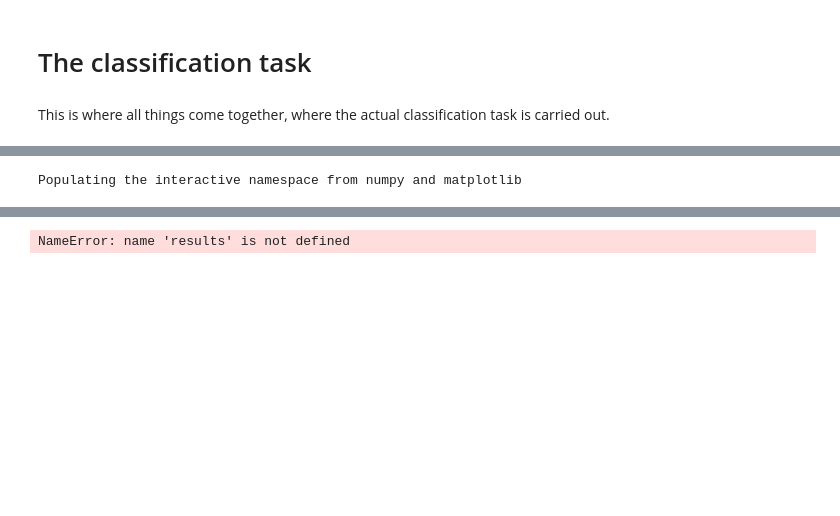
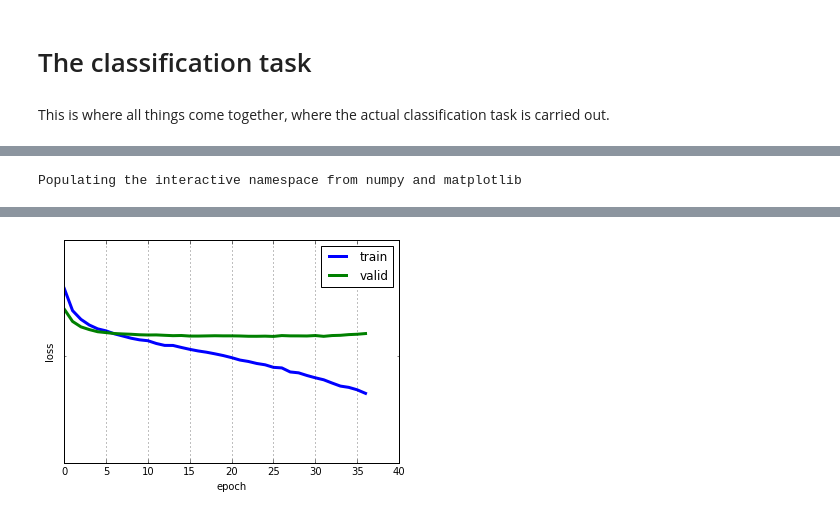
Before and after one commit to n-witt/econstorModelling, a Jupyter notebook: classifier.ipynb, the cells around one changed output, grey strips where cells are left out. Drawn from its saved outputs; the diff is of its cells as text; code cells hidden in the pictures; blank space fills up the shorter version.

```diff
--- a/classifier.ipynb
+++ b/classifier.ipynb
@@ -276,5 +310,5 @@ for inputDim in (100, 300, 600):
             net, trainTestData = genNNclf(inputDim=inputDim, arch=arch, dropout_p=dropout, regression=True)
             evalRes = evalPrediction(net, trainTestData)
             candidate = NNCandidate(inputDim, dropout, arch, evalRes)
-            with open(NNcandidatesPath, str(inputDim) + str(dropout) + str(arch) + '.pickle', 'wb') as fh:
+            with open(os.path.join(NNcandidatesPath, str(inputDim) + str(dropout) + str(arch) + '.pickle'), 'wb') as fh:
                 pickle.dump(candidate, fh)
@@ -322,8 +457,8 @@ import matplotlib.pyplot as plt
 
 #train_loss = np.array([i["train_loss"] for i in net.train_history_])
 #valid_loss = np.array([i["valid_loss"] for i in net.train_history_])
-train_loss = results[-20].evalRes.TrainLoss
-valid_loss = results[-20].evalRes.ValidLoss
+train_loss = results[-1].evalRes.TrainLoss
+valid_loss = results[-1].evalRes.ValidLoss
 
 marginFactor = 1.2
 train_min = min(train_loss)
@@ -349,4 +482,4 @@ WARNING: pylab import has clobbered these variables: ['tanh']
-NameError: name 'results' is not defined
+[figure, added]
 # %%
 from sklearn import manifold, datasets
 
```
Also changed, not shown: parts of 17 cells of this notebook.
